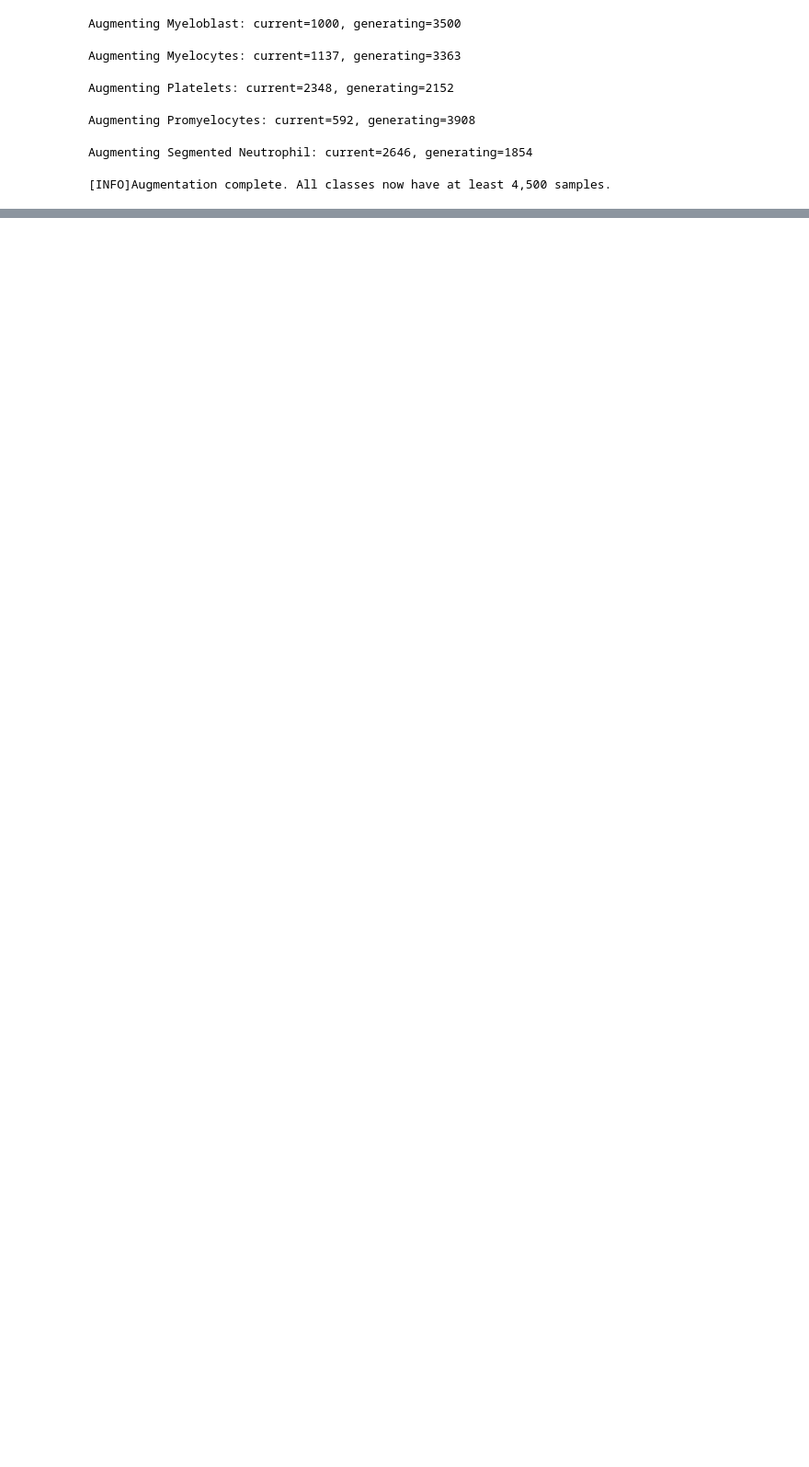
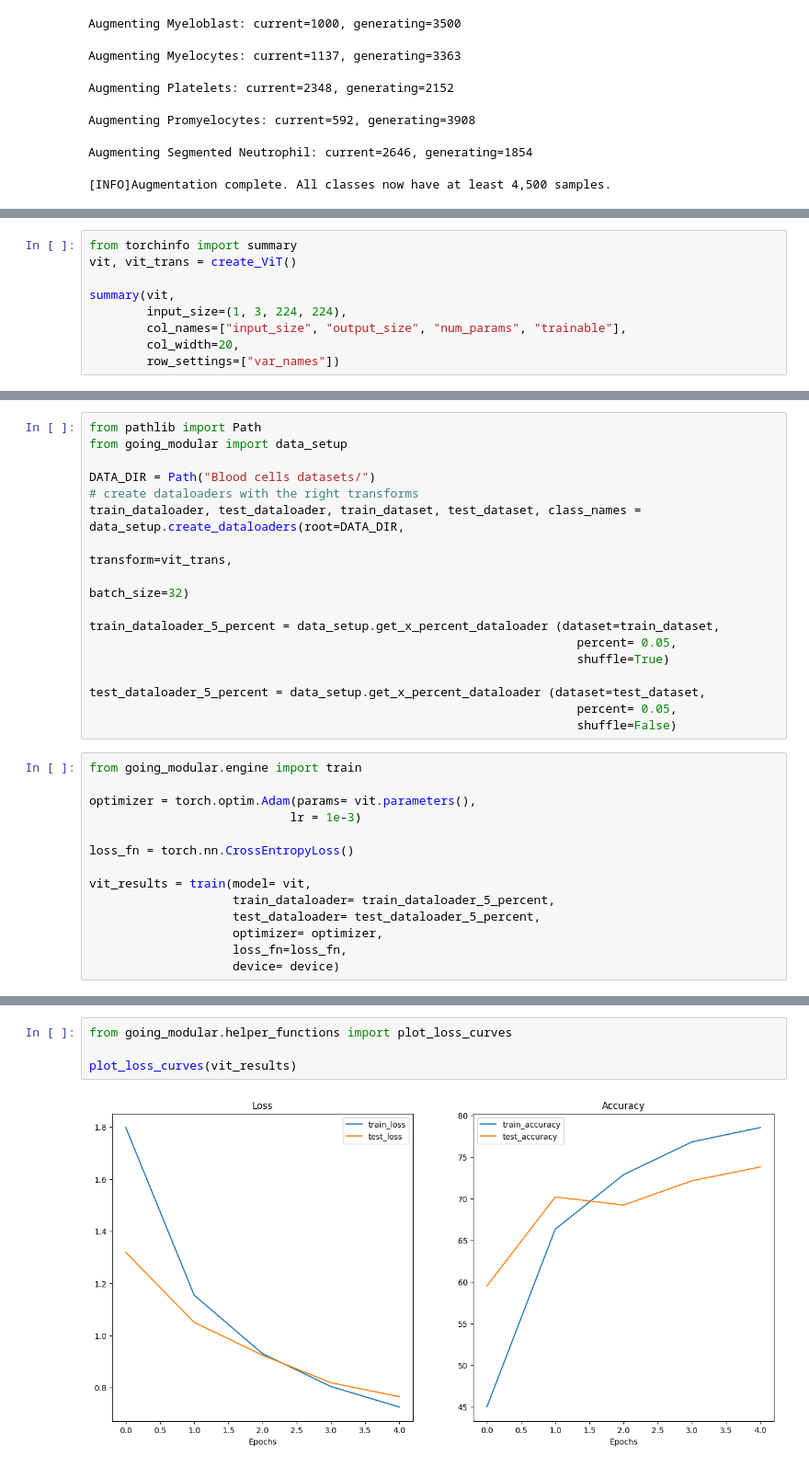
Before and after one commit to youssef-omarrr/Machine-and-deep-learning, a Jupyter notebook: Projects/Blood Cell and Abnormalities/CelluScan.ipynb, the cells around one changed output, grey strips where cells are left out. Shown at 92% size. Drawn from its saved outputs; the diff is of its cells as text; blank space fills up the shorter version.

```diff
--- a/Projects/Blood Cell and Abnormalities/CelluScan.ipynb
+++ b/Projects/Blood Cell and Abnormalities/CelluScan.ipynb
@@ -339,0 +960,9 @@ images_batch.shape, labels_batch.shape
+# %%
+from torchinfo import summary
+vit, vit_trans = create_ViT()
+
+summary(vit,
+        input_size=(1, 3, 224, 224),
+        col_names=["input_size", "output_size", "num_params", "trainable"],
+        col_width=20,
+        row_settings=["var_names"])
@@ -339,0 +987,31 @@ images_batch.shape, labels_batch.shape
+# %%
+from pathlib import Path
+from going_modular import data_setup
+
+DATA_DIR = Path("Blood cells datasets/")
+# create dataloaders with the right transforms
+train_dataloader, test_dataloader, train_dataset, test_dataset, class_names = data_setup.create_dataloaders(root=DATA_DIR,
+                                                                                                            transform=vit_trans,
+                                                                                                            batch_size=32)
+
+train_dataloader_5_percent = data_setup.get_x_percent_dataloader (dataset=train_dataset,
+                                                                    percent= 0.05,
+                                                                    shuffle=True)
+
+test_dataloader_5_percent = data_setup.get_x_percent_dataloader (dataset=test_dataset,
+                                                                    percent= 0.05,
+                                                                    shuffle=False)
+# %%
+from going_modular.engine import train
+
+optimizer = torch.optim.Adam(params= vit.parameters(),
+                            lr = 1e-3)
+
+loss_fn = torch.nn.CrossEntropyLoss()
+
+vit_results = train(model= vit,
+                    train_dataloader= train_dataloader_5_percent,
+                    test_dataloader= test_dataloader_5_percent,
+                    optimizer= optimizer,
+                    loss_fn=loss_fn,
+                    device= device)
@@ -339,0 +1036,6 @@ images_batch.shape, labels_batch.shape
+# %%
+from going_modular.helper_functions import plot_loss_curves
+
+plot_loss_curves(vit_results)
+# %% [output]
+[figure, added]
```
Also changed, not shown: parts of 46 cells of this notebook, 12 other files.
